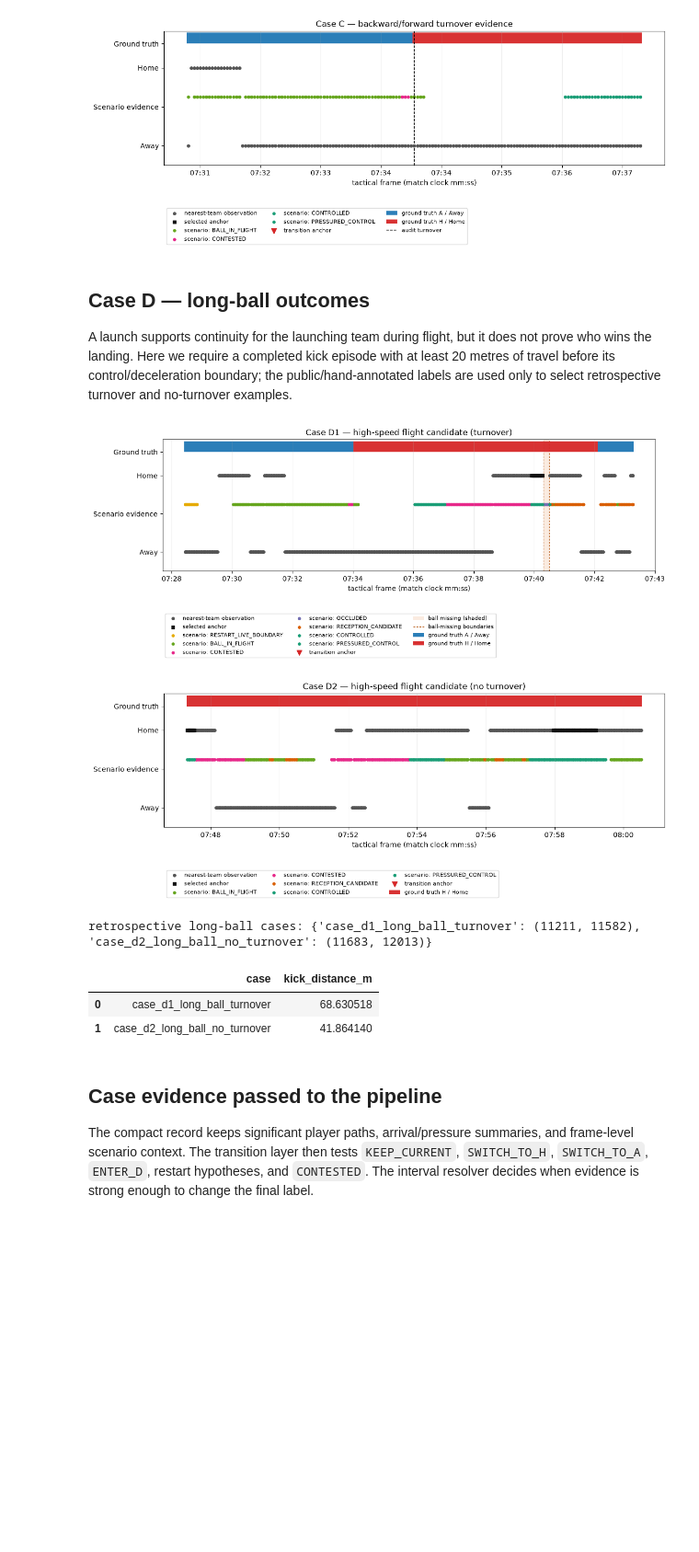
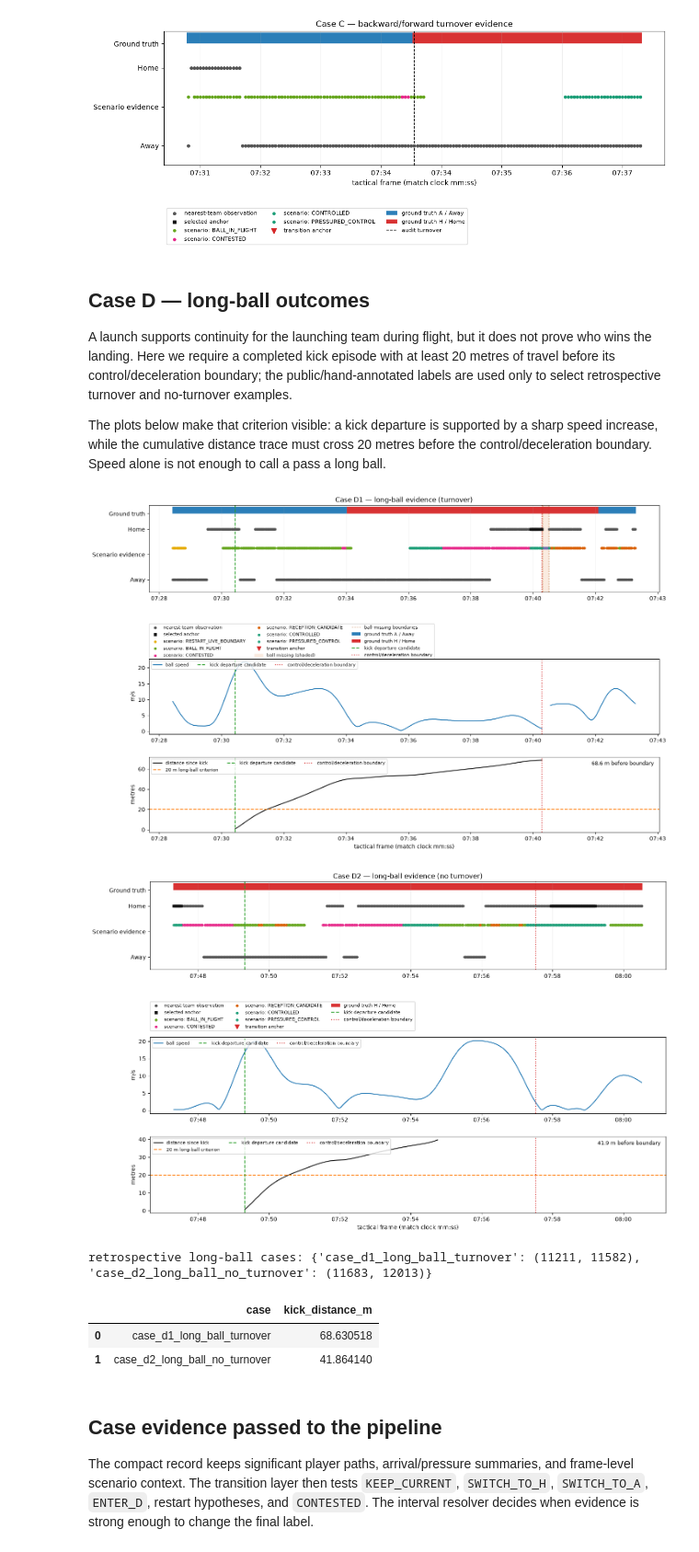
Before and after one commit to lukeaquilla11/Barcelona-hackathon, a Jupyter notebook: notebooks/03_scenario_engineering.ipynb, the cells around one changed output. Shown at 92% size. Saved outputs shown, nothing was run; the diff lists cells and outputs as text; code cells hidden in the pictures; blank space fills up the shorter version.

Commit message:
show long ball evidence in scenario engineering

```diff
--- a/notebooks/03_scenario_engineering.ipynb
+++ b/notebooks/03_scenario_engineering.ipynb
@@ -119,6 +119,8 @@ else:
 ## Case D — long-ball outcomes
 
 A launch supports continuity for the launching team during flight, but it does not prove who wins the landing. Here we require a completed kick episode with at least 20 metres of travel before its control/deceleration boundary; the public/hand-annotated labels are used only to select retrospective turnover and no-turnover examples.
+
+The plots below make that criterion visible: a kick departure is supported by a sharp speed increase, while the cumulative distance trace must cross 20 metres before the control/deceleration boundary. Speed alone is not enough to call a pass a long ball.
 # %%
 audit_gt = insight_gt_by_frame.dropna() if insight_gt_by_frame is not None else pd.Series(dtype=object)
 # Use the completed kick episode from notebook 02: a departure followed by
@@ -138,38 +140,72 @@ for episode_id in sorted(set(episode_ids) - {-1}):
     end_position = int(end_positions[-1])
     distance_m = float(episode_distances[end_position])
     if distance_m >= long_ball_distance_threshold_m:
         long_signal[positions] = True
         long_episode_distances[episode_id] = distance_m
 starts = np.flatnonzero(long_signal & ~np.r_[False, long_signal[:-1]])
 ends = np.flatnonzero(long_signal & ~np.r_[long_signal[1:], False])
 long_cases = {}
 long_case_distances = {}
+long_case_flights = {}
+long_case_episode_ids = {}
 for start, end in zip(starts, ends):
     flight_start = int(features.iloc[start]['frame'])
     flight_end = int(features.iloc[end]['frame'])
     before = audit_gt.loc[audit_gt.index < flight_start]
     after = audit_gt.loc[audit_gt.index > flight_end]
     if before.empty or after.empty:
         continue
     prior, later = before.iloc[-1], after.iloc[0]
     if prior not in ['H', 'A'] or later not in ['H', 'A']:
         continue
     key = 'case_d1_long_ball_turnover' if prior != later else 'case_d2_long_ball_no_turnover'
     if key not in long_cases:
         long_cases[key] = (max(int(features['frame'].min()), flight_start - 50), min(int(features['frame'].max()), flight_end + 75))
         long_case_distances[key] = max(long_episode_distances.get(episode_ids[start], 0.0), long_episode_distances.get(episode_ids[end], 0.0))
+        long_case_flights[key] = (flight_start, flight_end)
+        long_case_episode_ids[key] = int(episode_ids[start])
 
 for key, (left, right) in long_cases.items():
-    fig, ax = plot_timeline_window(features, left, right, ground_truth=insight_gt_by_frame)
+    flight_start, flight_end = long_case_flights[key]
+    episode_id = long_case_episode_ids[key]
+    plot_features = features.loc[features['frame'].between(left, right)].copy()
+    plot_speed = pd.to_numeric(plot_features.get('ball_speed_derived_mps', pd.Series(np.nan, index=plot_features.index)), errors='coerce')
+    plot_episode_id = pd.to_numeric(plot_features.get('kick_episode_id', pd.Series(-1, index=plot_features.index)), errors='coerce')
+    plot_distance = pd.to_numeric(plot_features.get('kick_episode_distance_m', pd.Series(np.nan, index=plot_features.index)), errors='coerce').where(plot_episode_id.eq(episode_id))
     outcome = 'no turnover' if 'no_turnover' in key else 'turnover'
-    ax.set_title(f"{key.split('_long_ball_')[0].replace('_', ' ').title()} — high-speed flight candidate ({outcome})")
-    ax.legend(loc='upper left', bbox_to_anchor=(0, -0.30), ncol=3, fontsize=8)
+    fig = plt.figure(figsize=(14, 9.5), constrained_layout=False)
+    grid = fig.add_gridspec(4, 1, height_ratios=[1.15, 0.28, 1, 1], hspace=0.35)
+    timeline_ax = fig.add_subplot(grid[0])
+    speed_ax = fig.add_subplot(grid[2], sharex=timeline_ax)
+    distance_ax = fig.add_subplot(grid[3], sharex=timeline_ax)
+    plot_timeline_window(features, left, right, ground_truth=insight_gt_by_frame, ax=timeline_ax)
+    timeline_ax.set_title(f"{key.split('_long_ball_')[0].replace('_', ' ').title()} — long-ball evidence ({outcome})")
+    timeline_ax.axvline(flight_start, color='#2ca02c', linestyle='--', label='kick departure candidate')
+    timeline_ax.axvline(flight_end, color='#d62728', linestyle=':', label='control/deceleration boundary')
+    timeline_ax.set_xlabel('')
+    timeline_handles, timeline_labels = timeline_ax.get_legend_handles_labels()
+    timeline_ax.legend(timeline_handles, timeline_labels, loc='upper left', bbox_to_anchor=(0, -0.36), ncol=3, fontsize=8, borderaxespad=0.0)
+    speed_ax.plot(plot_features['frame'], plot_speed, color='#1f77b4', label='ball speed')
+    speed_ax.axvline(flight_start, color='#2ca02c', linestyle='--', label='kick departure candidate')
+    speed_ax.axvline(flight_end, color='#d62728', linestyle=':', label='control/deceleration boundary')
+    speed_ax.set_ylabel('m/s')
+    speed_ax.legend(loc='upper left', ncol=3, fontsize=8)
+    distance_ax.plot(plot_features['frame'], plot_distance, color='#111111', label='distance since kick')
+    distance_ax.axhline(long_ball_distance_threshold_m, color='#ff7f0e', linestyle='--', label='20 m long-ball criterion')
+    distance_ax.axvline(flight_start, color='#2ca02c', linestyle='--', label='kick departure candidate')
+    distance_ax.axvline(flight_end, color='#d62728', linestyle=':', label='control/deceleration boundary')
+    distance_ax.set_ylabel('metres')
+    distance_ax.set_xlabel('tactical frame (video time MM:SS)')
+    _configure_match_clock_axis(distance_ax, plot_features)
+    distance_ax.legend(loc='upper left', ncol=3, fontsize=8)
+    distance_ax.text(0.99, 0.95, f"{long_case_distances[key]:.1f} m before boundary", transform=distance_ax.transAxes, ha='right', va='top', fontsize=9, bbox=dict(facecolor='white', alpha=0.8, edgecolor='none'))
+    fig.subplots_adjust(left=0.07, right=0.98, top=0.96, bottom=0.10)
     plt.show()
 print('retrospective long-ball cases:', long_cases)
 display(pd.DataFrame([{'case': key, 'kick_distance_m': long_case_distances[key]} for key in long_cases]))
 # %% [output]
-[figure, old version]
+[figure, new version]
-[figure, old version]
+[figure, new version]
 retrospective long-ball cases: {'case_d1_long_ball_turnover': (11211, 11582), 'case_d2_long_ball_no_turnover': (11683, 12013)}
 |  | case | kick_distance_m |
 | 0 | case_d1_long_ball_turnover | 68.630518 |
```
Also changed, not shown: parts of 1 cell of this notebook.
